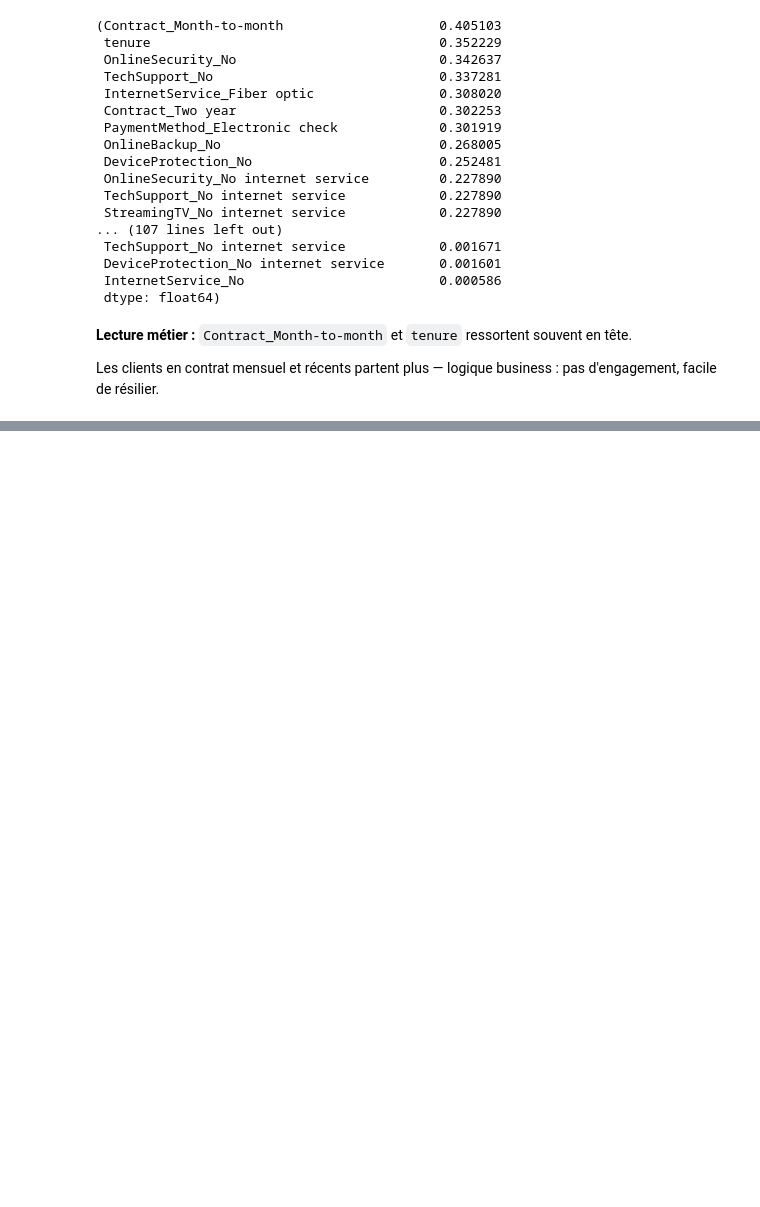
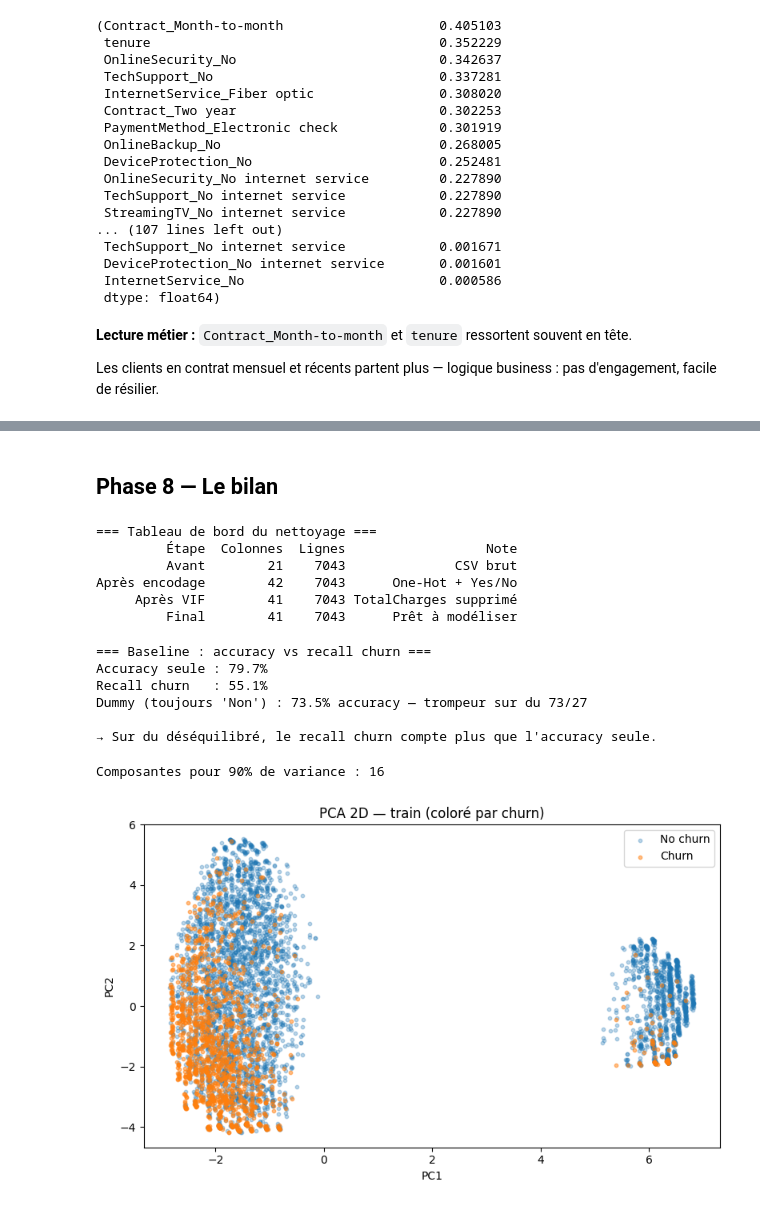
Before and after one commit to waelchaibi/arene-des-algos-Chaibi-Wael, a Jupyter notebook: telco_churn_preprocessing.ipynb, the cells around one changed output, grey strips where cells are left out. Saved outputs shown, nothing was run; the diff lists cells and outputs as text; code cells hidden in the pictures; blank space fills up the shorter version.

```diff
--- a/telco_churn_preprocessing.ipynb
+++ b/telco_churn_preprocessing.ipynb
@@ -521,0 +542,16 @@ Les clients en contrat mensuel et récents partent plus — logique business : p
+# %%
+X = df.drop(columns=["Churn"])
+y = df["Churn"]
+
+X_train_s, X_test_s, y_train, y_test = split_et_scale_proprement(X, y)
+
+modele = LogisticRegression(max_iter=1000, random_state=42)
+modele.fit(X_train_s, y_train)
+y_pred = modele.predict(X_test_s)
+
+acc_honnete = accuracy_score(y_test, y_pred)
+recall_honnete = recall_score(y_test, y_pred)
+
+print(f"Version honnête (scaler fit train) :")
+print(f"  Accuracy : {acc_honnete:.1%}")
+print(f"  Recall churn (classe 1) : {recall_honnete:.1%}")
@@ -521,0 +588,61 @@ Les clients en contrat mensuel et récents partent plus — logique business : p
+# %% [markdown]
+## Phase 8 — Le bilan
+# %%
+recap = pd.DataFrame({
+    "Étape": ["Avant", "Après encodage", "Après VIF", "Final"],
+    "Colonnes": [21, 42, 41, df.shape[1]],
+    "Lignes": [7043, 7043, 7043, df.shape[0]],
+    "Note": [
+        "CSV brut",
+        "One-Hot + Yes/No",
+        "TotalCharges supprimé",
+        "Prêt à modéliser",
+    ],
+})
+print("=== Tableau de bord du nettoyage ===")
+print(recap.to_string(index=False))
+# %% [output]
+=== Tableau de bord du nettoyage ===
+         Étape  Colonnes  Lignes                  Note
+         Avant        21    7043              CSV brut
+Après encodage        42    7043      One-Hot + Yes/No
+     Après VIF        41    7043 TotalCharges supprimé
+         Final        41    7043      Prêt à modéliser
+# %%
+print("=== Baseline : accuracy vs recall churn ===")
+print(f"Accuracy seule : {acc_honnete:.1%}")
+print(f"Recall churn   : {recall_honnete:.1%}")
+print(f"Dummy (toujours 'Non') : {(y_test == 0).mean():.1%} accuracy — trompeur sur du 73/27")
+print("\n→ Sur du déséquilibré, le recall churn compte plus que l'accuracy seule.")
+# %% [output]
+=== Baseline : accuracy vs recall churn ===
+Accuracy seule : 79.7%
+Recall churn   : 55.1%
+Dummy (toujours 'Non') : 73.5% accuracy — trompeur sur du 73/27
+
+→ Sur du déséquilibré, le recall churn compte plus que l'accuracy seule.
+# %%
+from sklearn.decomposition import PCA
+
+pca = PCA()
+pca.fit(X_train_s)
+
+var_cum = pca.explained_variance_ratio_.cumsum()
+n_90 = (var_cum >= 0.9).argmax() + 1
+print(f"Composantes pour 90% de variance : {n_90}")
+
+pca_2d = PCA(n_components=2, random_state=42)
+X_2d = pca_2d.fit_transform(X_train_s)
+
+plt.figure(figsize=(8, 5))
+plt.scatter(X_2d[y_train == 0, 0], X_2d[y_train == 0, 1], alpha=0.3, label="No churn", s=10)
+plt.scatter(X_2d[y_train == 1, 0], X_2d[y_train == 1, 1], alpha=0.5, label="Churn", s=10)
+plt.xlabel("PC1")
+plt.ylabel("PC2")
+plt.title("PCA 2D — train (coloré par churn)")
+plt.legend()
+plt.tight_layout()
+plt.show()
+# %% [output]
+Composantes pour 90% de variance : 16
+[figure, added]
```
Also changed, not shown: parts of 10 cells of this notebook.
